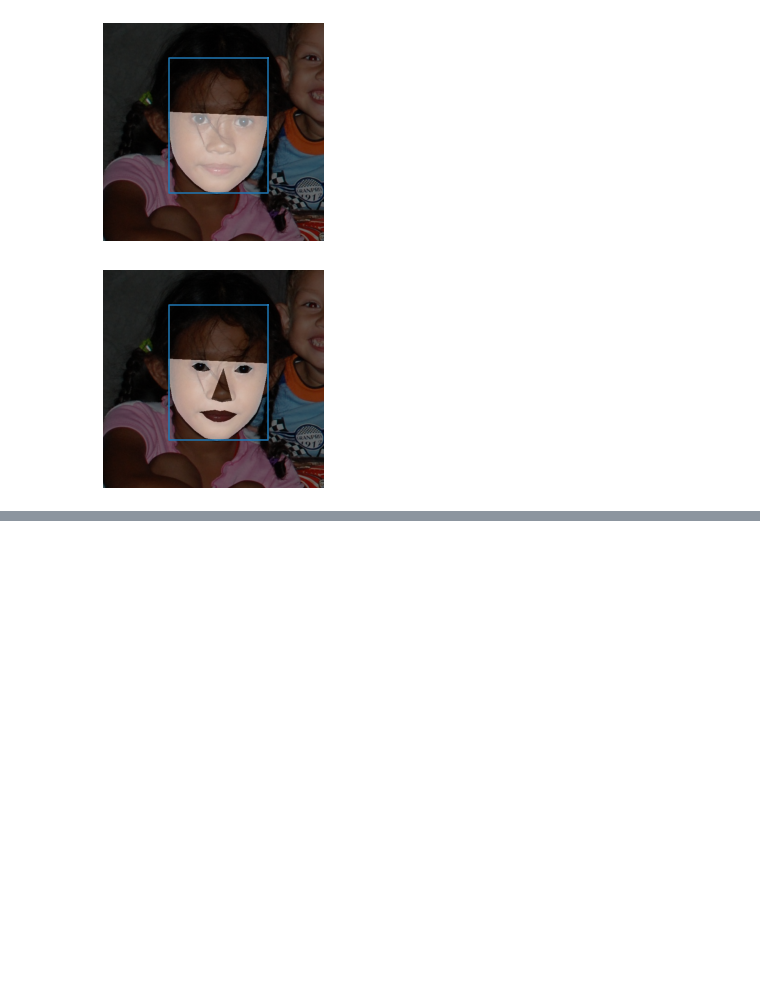
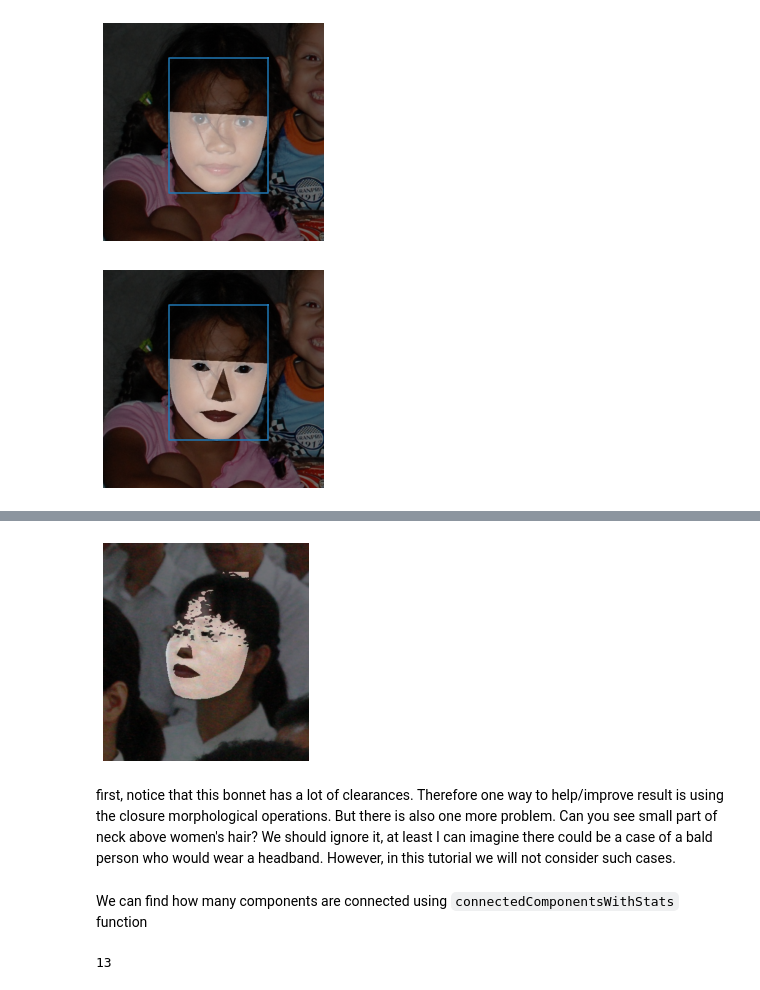
Before and after one commit to waczjoan/Face-Morph, a Jupyter notebook: SkinDetection/skinDetectionWithFaceLandmarks.ipynb, the cells around one changed output, grey strips where cells are left out. Drawn from its saved outputs; the diff is of its cells as text; code cells hidden in the pictures; blank space fills up the shorter version.

```diff
--- a/SkinDetection/skinDetectionWithFaceLandmarks.ipynb
+++ b/SkinDetection/skinDetectionWithFaceLandmarks.ipynb
@@ -175,0 +243,52 @@ plot_img(new_mask, alpha = 0.25, ax = axs[3])
+# %%
+# define Path
+PATH = '../LaPa/train'
+# load examples, BGR, with labels
+images_train = read_folder(PATH, n = 1000, labels = 'labels')
+# %%
+def find_final_mask(img_BGR):
+    # change img to gray
+    gray = cv2.cvtColor(img_BGR, cv2.COLOR_BGR2GRAY)
+
+    # detect face in the picture
+    rects = detect_face(DETECTOR, gray, plot = False)
+    if len(rects) != 0:
+
+        # detect landmarks
+        landmarks = face_predict_landmarks(gray, rects[0], PREDICTOR)
+
+        # create mask using landmarks
+        img_mask, contours = find_mask_from_landmarks(img_BGR, landmarks, False, False)
+
+        # create YCrCb image
+        img_YCrCb = cv2.cvtColor(img_BGR, cv2.COLOR_BGR2YCrCb)
+
+        # calculate avage YCrCb image where img is covered by mask
+        avg_face_YCrCb = calculate_img_avg_by_channel(img_YCrCb, img_mask[:,:,0]==255)
+
+        # create mask
+        _, _, final_mask, _ = create_masks(component = img_YCrCb[:,:, 2],
+                                          treshold_range_mean = avg_face_YCrCb[2],
+                                          treshold_range_var = 10,
+                                          mask_from_landmarks = img_mask,
+                                          landmarks = landmarks)
+
+        final_mask = np.where(final_mask == [255, 255, 255], final_mask, img_mask)
+        return img_mask, final_mask, img_YCrCb, landmarks
+
+    raise ValueError("Ops! Face has not been detected", rects)
+# %%
+example_img = list(images_train.keys())[5]
+img_BGR = images_train[example_img]['img']
+img_RGB = cv2.cvtColor(img_BGR, cv2.COLOR_BGR2RGB)
+img_mask, final_mask, img_YCrCb, landmarks = find_final_mask(img_BGR)
+# %%
+plot_img(img_RGB)
+plot_img(final_mask, alpha = 0.5)
+# %% [output]
+[figure, added]
+# %% [markdown]
+first, notice that this bonnet has a lot of clearances. Therefore one way to help/improve result is using the closure morphological operations.
+But there is also one more problem. Can you see small part of neck above women's hair? We should ignore it, at least I can imagine there could be a case of a bald person who would wear a headband. However, in this tutorial we will not consider such cases.
+# %% [markdown]
+We can find how many components are connected using `connectedComponentsWithStats` function
@@ -175,0 +300,5 @@ plot_img(new_mask, alpha = 0.25, ax = axs[3])
+# %%
+# In this case we have 13 separated compontents!
+numLabels
+# %% [output]
+13
```
Also changed, not shown: parts of 76 cells of this notebook, 1 other file.
